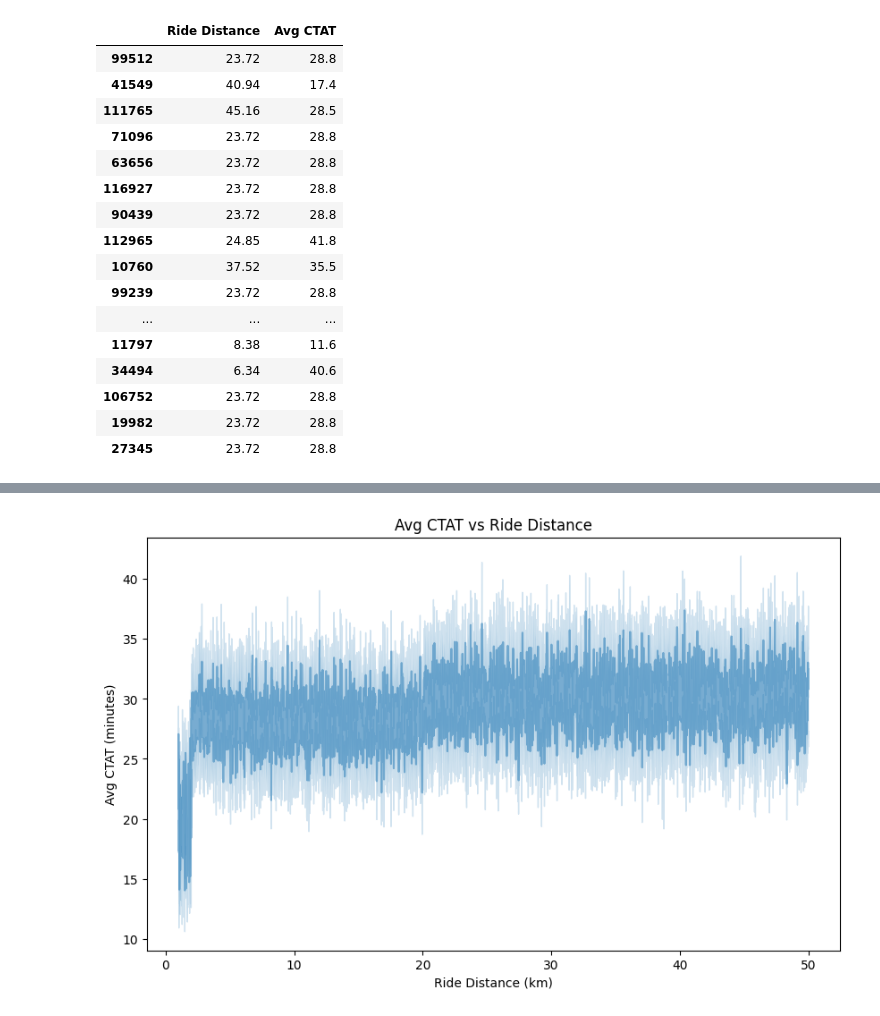
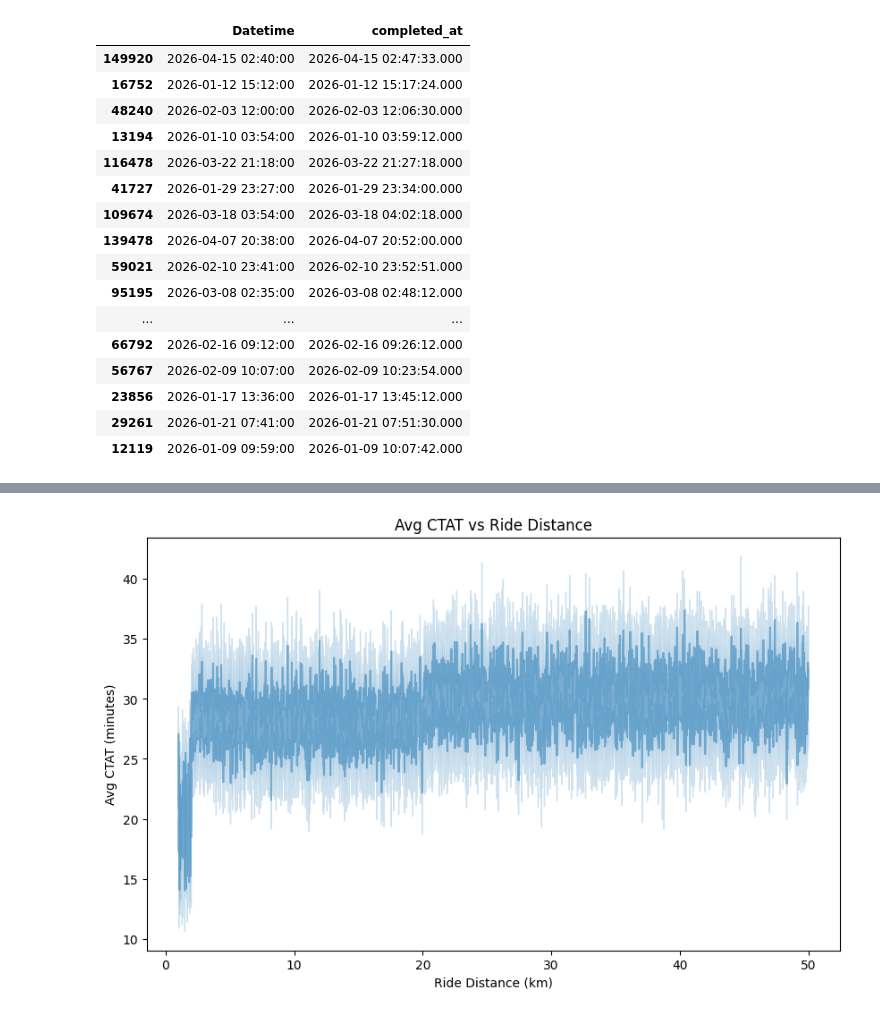
Before and after one commit to Mipjeiger/Taxi-trip-end-to-end-engineering, a Jupyter notebook: production/backend/database/read_data.ipynb, the cells around one changed output, grey strips where cells are left out. Saved outputs shown, nothing was run; the diff lists cells and outputs as text; code cells hidden in the pictures.

```diff
--- a/production/backend/database/read_data.ipynb
+++ b/production/backend/database/read_data.ipynb
@@ -21,20 +15,20 @@ df
-# %%
-df[['Ride Distance', 'Avg CTAT']].sample(20)
-# %% [output]
-|  | Ride Distance | Avg CTAT |
-| 99512 | 23.72 | 28.8 |
-| 41549 | 40.94 | 17.4 |
-| 111765 | 45.16 | 28.5 |
-| 71096 | 23.72 | 28.8 |
-| 63656 | 23.72 | 28.8 |
-| 116927 | 23.72 | 28.8 |
-| 90439 | 23.72 | 28.8 |
-| 112965 | 24.85 | 41.8 |
-| 10760 | 37.52 | 35.5 |
-| 99239 | 23.72 | 28.8 |
-| ... | ... | ... |
-| 11797 | 8.38 | 11.6 |
-| 34494 | 6.34 | 40.6 |
-| 106752 | 23.72 | 28.8 |
-| 19982 | 23.72 | 28.8 |
-| 27345 | 23.72 | 28.8 |
+# %%
+df[['Datetime', 'completed_at']].sample(50)
+# %% [output]
+|  | Datetime | completed_at |
+| 149920 | 2026-04-15 02:40:00 | 2026-04-15 02:47:33.000 |
+| 16752 | 2026-01-12 15:12:00 | 2026-01-12 15:17:24.000 |
+| 48240 | 2026-02-03 12:00:00 | 2026-02-03 12:06:30.000 |
+| 13194 | 2026-01-10 03:54:00 | 2026-01-10 03:59:12.000 |
+| 116478 | 2026-03-22 21:18:00 | 2026-03-22 21:27:18.000 |
+| 41727 | 2026-01-29 23:27:00 | 2026-01-29 23:34:00.000 |
+| 109674 | 2026-03-18 03:54:00 | 2026-03-18 04:02:18.000 |
+| 139478 | 2026-04-07 20:38:00 | 2026-04-07 20:52:00.000 |
+| 59021 | 2026-02-10 23:41:00 | 2026-02-10 23:52:51.000 |
+| 95195 | 2026-03-08 02:35:00 | 2026-03-08 02:48:12.000 |
+| ... | ... | ... |
+| 66792 | 2026-02-16 09:12:00 | 2026-02-16 09:26:12.000 |
+| 56767 | 2026-02-09 10:07:00 | 2026-02-09 10:23:54.000 |
+| 23856 | 2026-01-17 13:36:00 | 2026-01-17 13:45:12.000 |
+| 29261 | 2026-01-21 07:41:00 | 2026-01-21 07:51:30.000 |
+| 12119 | 2026-01-09 09:59:00 | 2026-01-09 10:07:42.000 |
```
Also changed, not shown: parts of 8 cells of this notebook, 5 other files.
